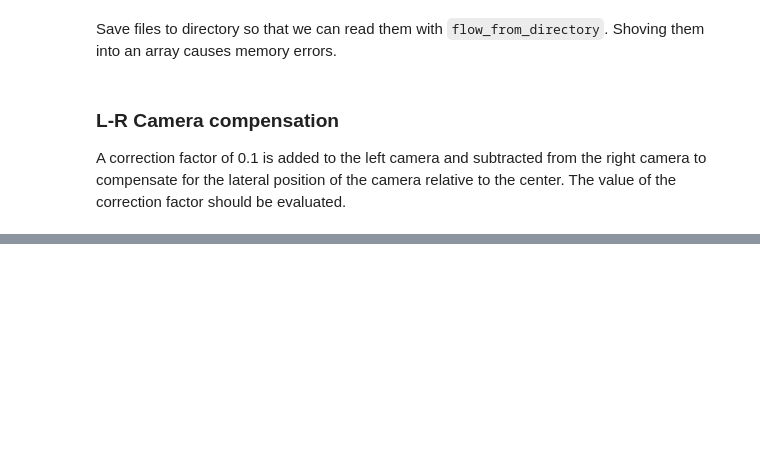
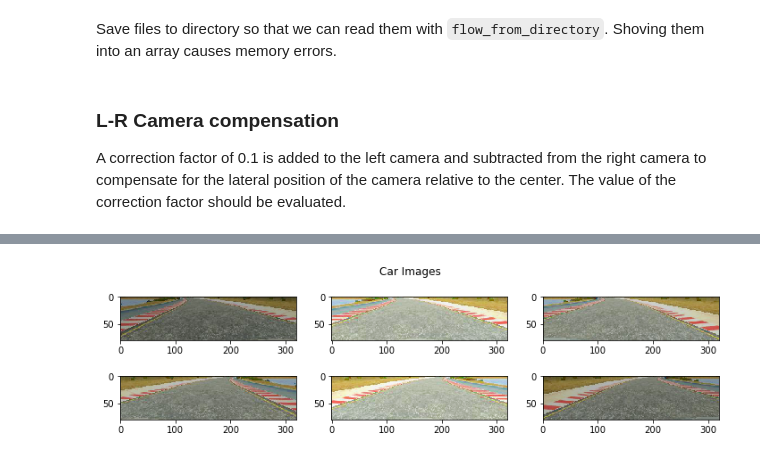
Before and after one commit to sketchc89/Simulated-Driving, a Jupyter notebook: Behavioral_Cloning.ipynb, the cells around one changed output, grey strips where cells are left out. Saved outputs shown, nothing was run; the diff lists cells and outputs as text; code cells hidden in the pictures; blank space fills up the shorter version.

```diff
--- a/Behavioral_Cloning.ipynb
+++ b/Behavioral_Cloning.ipynb
@@ -243,13 +327,45 @@ SVG(model_to_dot(model).create(prog='dot', format='svg'))
 # %%
 # center = mpimg.imread(log['CenterImg'][0])
 # left = mpimg.imread(log['LeftImg'][0])
 # right = mpimg.imread(log['RightImg'][0])
+center_file  = balanced_files[0,0]
+left_file    = balanced_files[0,1]
+right_file   = balanced_files[0,2]
+center_image = mpimg.imread(center_file)
+left_image   = mpimg.imread(left_file)
+right_image  = mpimg.imread(right_file)
+
+center_image = center_image[60:140]
+left_image   = left_image[60:140]
+right_image  = right_image[60:140]
+
+#Flip images
+flip_center  = np.fliplr(center_image)
+flip_left    = np.fliplr(left_image)
+flip_right   = np.fliplr(right_image)
+#Change brightness of images
+center_image = change_brightness(center_image)
+left_image   = change_brightness(left_image)
+right_image  = change_brightness(right_image)
+flip_center  = change_brightness(flip_center)
+flip_left    = change_brightness(flip_left)
+flip_right   = change_brightness(flip_right)
+
 fig = plt.figure(figsize=(12,3))
 plt.suptitle('Car Images')
-axl = plt.subplot(1,3,1)
-plt.imshow(left)
-axc = plt.subplot(1,3,2)
-plt.imshow(center)
-axr = plt.subplot(1,3,3)
-plt.imshow(right)
+axl = plt.subplot(2,3,1)
+plt.imshow(left_image)
+axc = plt.subplot(2,3,2)
+plt.imshow(center_image)
+axr = plt.subplot(2,3,3)
+plt.imshow(right_image)
+axl_f = plt.subplot(2,3,4)
+plt.imshow(flip_left)
+axc_f = plt.subplot(2,3,5)
+plt.imshow(flip_center)
+axr_f = plt.subplot(2,3,6)
+plt.imshow(flip_right)
+
 plt.show()
+# %% [output]
+[figure, added]
```
Also changed, not shown: parts of 11 cells of this notebook.
